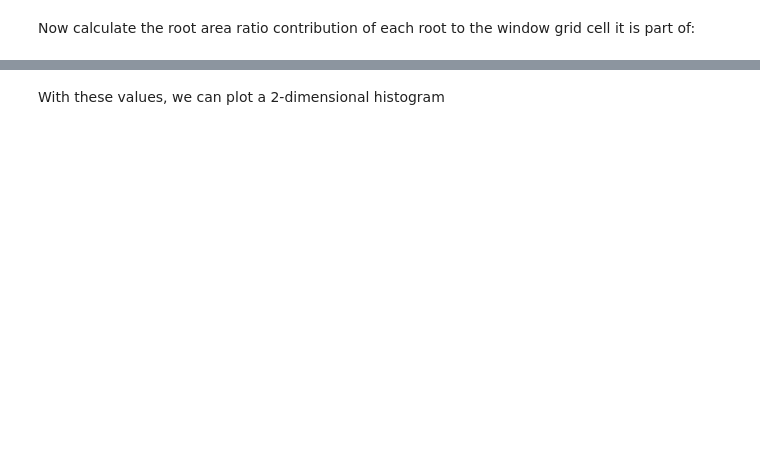
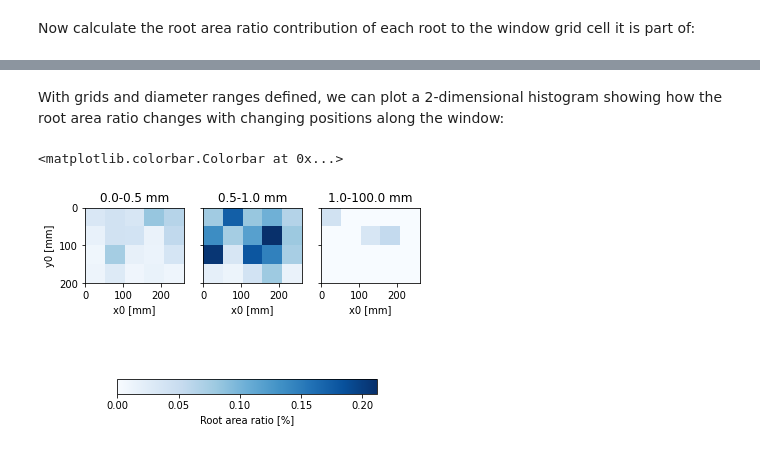
Before and after one commit to rootmemo/pyrootmemo, a Jupyter notebook: sbee2025/notebook_rootarearatio.ipynb, the cells around one changed output, grey strips where cells are left out. Cells and saved outputs as stored; diff of their text form; code cells hidden in the pictures; blank space fills up the shorter version.

Commit message:
rootarearatio notebook: plot diameter ranges

```diff
--- a/sbee2025/notebook_rootarearatio.ipynb
+++ b/sbee2025/notebook_rootarearatio.ipynb
@@ -145,10 +178,3 @@ us select only those roots that are within the specified diameter range.
-# %%
-# set the minimum and maximum diameter of all roots to include in the plot
-diameter_min = 0 * units('mm')
-diameter_max = 100 * units('mm')
-
-# create a data mask
-mask = (data.diameter >= diameter_min) & (data.diameter <= diameter_max)
 # %% [markdown]
 Now calculate the root area ratio contribution of each root to the window grid cell
 it is part of:
@@ -160,36 +191,58 @@ rar_grid_contribution = root_area_perroot / grid_area
+# %%
+# set the minimum and maximum diameter of all roots to include in the plot
+diameter_limits = [0, 0.5, 1, 100] * units('mm')
 # %% [markdown]
-With these values, we can plot a 2-dimensional histogram
+With grids and diameter ranges defined, we can plot a 2-dimensional histogram showing
+how the root area ratio changes with changing positions along the window:
 # %%
-# unit for root area ratio
+# define unit system used for plotting
 axes_unit = 'mm'
 rar_unit = '%'
 
-# plot 2-dimensional histogram
-fig, ax = plt.subplots()
-handles = ax.hist2d(
-    data.x0[mask].to(axes_units).magnitude,  # x-positions of each root
-    data.y0[mask].to(axes_units).magnitude,  # y-positions of each root
-    bins = [
-        x_edges.to(axes_units).magnitude,
-        y_edges.to(axes_units).magnitude
-        ],                                   # bins settings
-    weights = rar_grid_contribution.to(rar_unit).magnitude,
-    cmap = "Blues"
-)
+# bin data and make subplot titles
+binned_data = []
+subplot_titles = []
+for dmin, dmax in zip(diameter_limits[:-1], diameter_limits[1:]):
+    mask = (data.diameter > dmin) & (data.diameter <= dmax)
+    binned_data.append(np.histogram2d(
+        data.x0[mask].to(axes_units).magnitude,  # x-positions of each root
+        data.y0[mask].to(axes_units).magnitude,  # y-positions of each root
+        bins = [
+            x_edges.to(axes_units).magnitude,
+            y_edges.to(axes_units).magnitude
+            ],                                   # bins settings
+        weights = rar_grid_contribution[mask].to(rar_unit).magnitude
+        ))
+    subplot_titles.append(str(dmin.magnitude) + '-' + str(dmax.magnitude) + ' mm')
+rar_max = max(np.max(i[0]) for i in binned_data)
 
-# set the axes
-ax.set_aspect('equal', 'box')
-ax.set_xlabel('x0 [' + axes_units + ']')
-ax.set_ylabel('y0 [' + axes_units + ']')
-ax.set_xlim(window_x.to(axes_units).magnitude)
-ax.set_ylim(reversed(window_y.to(axes_units).magnitude))
+# plot binned results
+fig, axs = plt.subplots(1, len(diameter_limits) - 1, sharex = True, sharey = True, squeeze = False)
+axs[0, 0].set_ylabel('y0 [' + axes_units + ']')
+for ax, bi, spt in zip(axs.flatten(), binned_data, subplot_titles):
+    a = ax.imshow(
+        bi[0].transpose(),
+        vmin = 0.0,
+        vmax = rar_max,
+        cmap = "Blues",
+        origin = 'lower',
+        extent = [*window_x.to(axes_unit).magnitude, *window_y.to(axes_unit).magnitude]
+        )
+    ax.set_xlabel('x0 [' + axes_units + ']')
+    ax.set_ylim(reversed(window_y.to(axes_units).magnitude))
+    ax.set_title(spt)
 
-# add a colour bar for the root area ratio
+# add colourbar for root area ratio results
+fig.subplots_adjust(bottom = 0.25)
+cbar_ax = fig.add_axes([0.20, 0.05, 0.6, 0.05])
 fig.colorbar(
-    handles[3],
-    ax = ax,
-    label = 'Root area ratio [' + rar_unit + ']'
-    )
+    a,
+    cax = cbar_ax,
+    label = 'Root area ratio [%]',
+    orientation = 'horizontal')
+# %% [output]
+<matplotlib.colorbar.Colorbar at 0x...>
+[figure, added]
 # %% [markdown]
 ## Explore!
 
```
Also changed, not shown: parts of 12 cells of this notebook.
